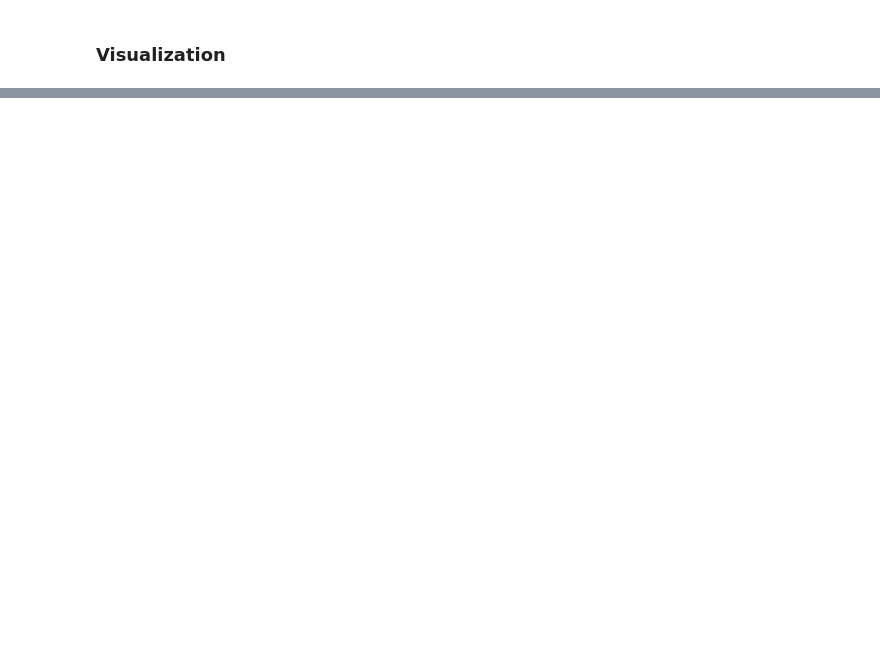
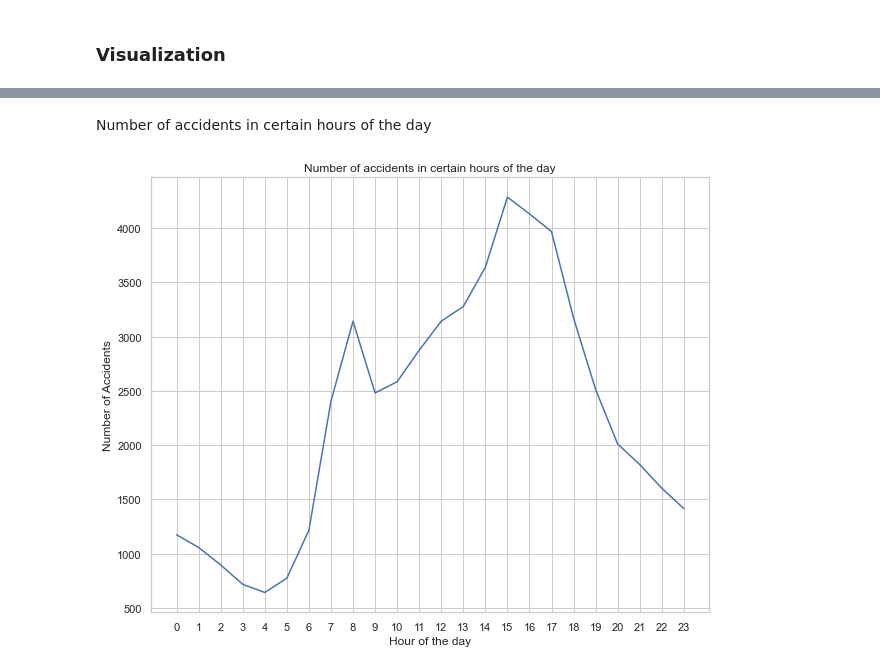
Before and after one commit to Victor-Mufasa/Phase-4-Project, a Jupyter notebook: index.ipynb, the cells around one changed output, grey strips where cells are left out. Drawn from its saved outputs; the diff is of its cells as text; code cells hidden in the pictures; blank space fills up the shorter version.

```diff
--- a/index.ipynb
+++ b/index.ipynb
@@ -195,0 +261,12 @@ plt.show()
+# %% [markdown]
+Number of accidents in certain hours of the day
+# %%
+fig, figure= plt.subplots(figsize=(10,8))
+plt.plot(data["CRASH_HOUR"].value_counts().sort_index())
+plt.xlabel("Hour of the day")
+plt.xticks(np.arange(24))
+plt.ylabel("Number of Accidents")
+plt.title("Number of accidents in certain hours of the day")
+plt.show()
+# %% [output]
+[figure, added]
```
Also changed, not shown: parts of 13 cells of this notebook.
